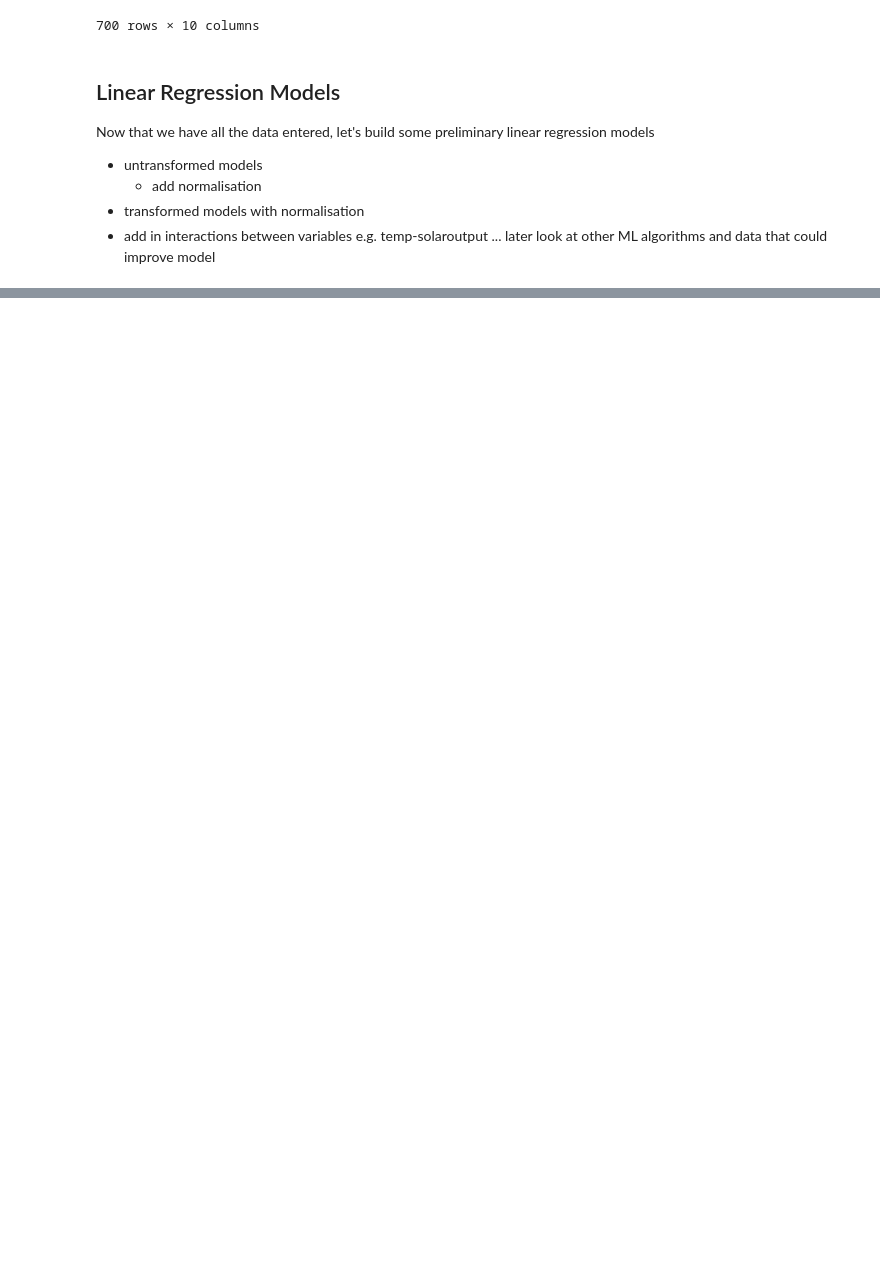
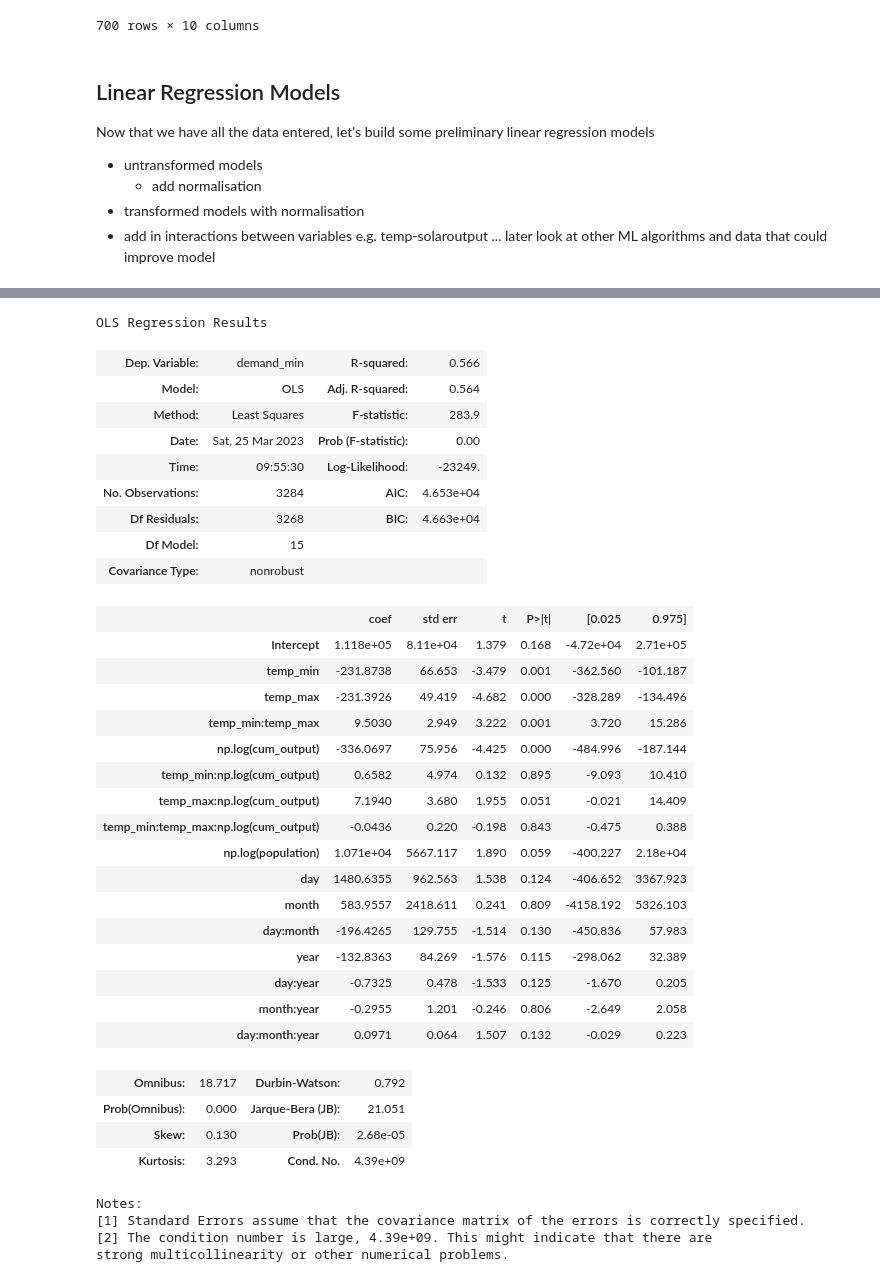
Before and after one commit to dmc-au/Team-A---Impacts-of-Household-PV-on-Grid-Demand, a Jupyter notebook: src/Modelling_1.ipynb, the cells around one changed output, grey strips where cells are left out. Saved outputs shown, nothing was run; the diff lists cells and outputs as text; code cells hidden in the pictures; blank space fills up the shorter version.

```diff
--- a/src/Modelling_1.ipynb
+++ b/src/Modelling_1.ipynb
@@ -188,0 +224,9 @@ strong multicollinearity or other numerical problems.
+# %%
+# Create day/month/year variables
+train_df['day'] = train_df.index.to_series().dt.day.values
+train_df['month'] = train_df.index.to_series().dt.month.values
+train_df['year'] = train_df.index.to_series().dt.year.values
+
+test_df['day'] = test_df.index.to_series().dt.day.values
+test_df['month'] = test_df.index.to_series().dt.month.values
+test_df['year'] = test_df.index.to_series().dt.year.values
@@ -188,0 +251,41 @@ strong multicollinearity or other numerical problems.
+# %%
+lm2_min = smf.ols('demand_min ~ (temp_min)*(temp_max) * np.log(cum_output) + np.log(population) + day * month * year', data = train_df).fit()
+lm2_max = smf.ols('demand_max ~ (temp_min)*(temp_max) * np.log(cum_output) + np.log(population) + day * month * year', data = train_df).fit()
+# %%
+lm2_min.summary()
+# %% [output]
+OLS Regression Results
+| Dep. Variable: | demand_min | R-squared: | 0.566 |
+| Model: | OLS | Adj. R-squared: | 0.564 |
+| Method: | Least Squares | F-statistic: | 283.9 |
+| Date: | Sat, 25 Mar 2023 | Prob (F-statistic): | 0.00 |
+| Time: | 09:55:30 | Log-Likelihood: | -23249. |
+| No. Observations: | 3284 | AIC: | 4.653e+04 |
+| Df Residuals: | 3268 | BIC: | 4.663e+04 |
+| Df Model: | 15 |  |  |
+| Covariance Type: | nonrobust |  |  |
+|  | coef | std err | t | P>|t| | [0.025 | 0.975] |
+| Intercept | 1.118e+05 | 8.11e+04 | 1.379 | 0.168 | -4.72e+04 | 2.71e+05 |
+| temp_min | -231.8738 | 66.653 | -3.479 | 0.001 | -362.560 | -101.187 |
+| temp_max | -231.3926 | 49.419 | -4.682 | 0.000 | -328.289 | -134.496 |
+| temp_min:temp_max | 9.5030 | 2.949 | 3.222 | 0.001 | 3.720 | 15.286 |
+| np.log(cum_output) | -336.0697 | 75.956 | -4.425 | 0.000 | -484.996 | -187.144 |
+| temp_min:np.log(cum_output) | 0.6582 | 4.974 | 0.132 | 0.895 | -9.093 | 10.410 |
+| temp_max:np.log(cum_output) | 7.1940 | 3.680 | 1.955 | 0.051 | -0.021 | 14.409 |
+| temp_min:temp_max:np.log(cum_output) | -0.0436 | 0.220 | -0.198 | 0.843 | -0.475 | 0.388 |
+| np.log(population) | 1.071e+04 | 5667.117 | 1.890 | 0.059 | -400.227 | 2.18e+04 |
+| day | 1480.6355 | 962.563 | 1.538 | 0.124 | -406.652 | 3367.923 |
+| month | 583.9557 | 2418.611 | 0.241 | 0.809 | -4158.192 | 5326.103 |
+| day:month | -196.4265 | 129.755 | -1.514 | 0.130 | -450.836 | 57.983 |
+| year | -132.8363 | 84.269 | -1.576 | 0.115 | -298.062 | 32.389 |
+| day:year | -0.7325 | 0.478 | -1.533 | 0.125 | -1.670 | 0.205 |
+| month:year | -0.2955 | 1.201 | -0.246 | 0.806 | -2.649 | 2.058 |
+| day:month:year | 0.0971 | 0.064 | 1.507 | 0.132 | -0.029 | 0.223 |
+| Omnibus: | 18.717 | Durbin-Watson: | 0.792 |
+| Prob(Omnibus): | 0.000 | Jarque-Bera (JB): | 21.051 |
+| Skew: | 0.130 | Prob(JB): | 2.68e-05 |
+| Kurtosis: | 3.293 | Cond. No. | 4.39e+09 |
+Notes:
+[1] Standard Errors assume that the covariance matrix of the errors is correctly specified.
+[2] The condition number is large, 4.39e+09. This might indicate that there are
+strong multicollinearity or other numerical problems.
```
Also changed, not shown: parts of 18 cells of this notebook.
